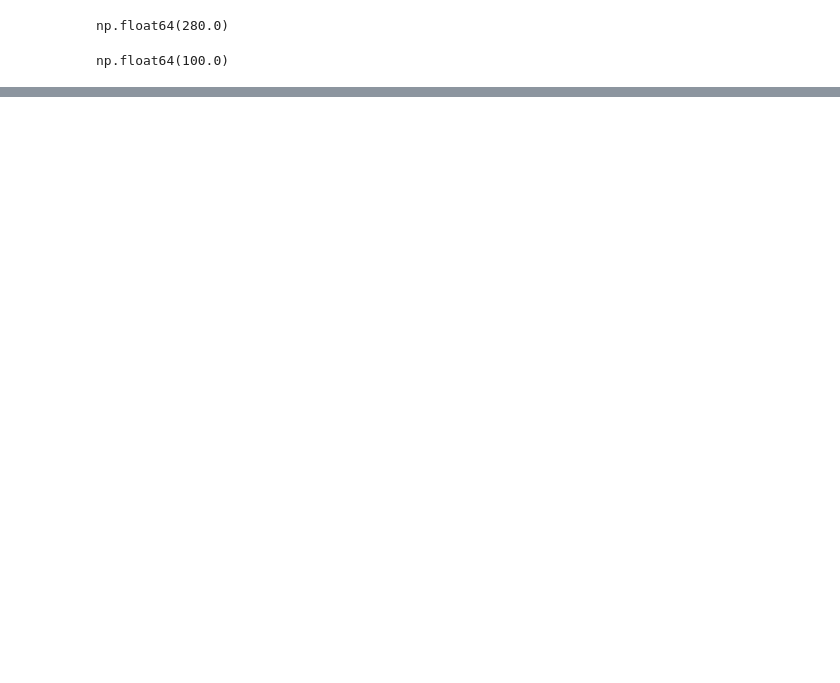
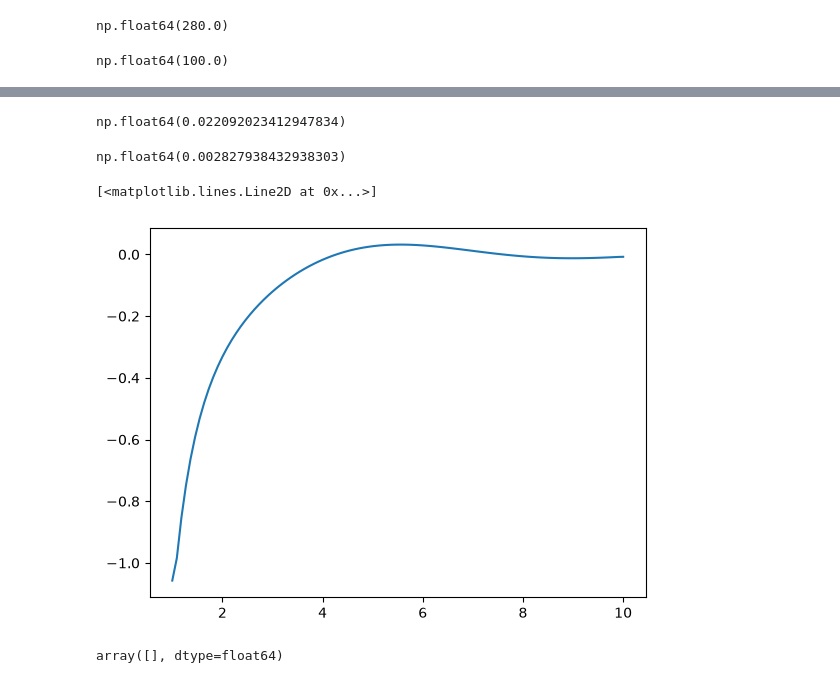
Before and after one commit to Abdo-Eslam/AI-Foundation-Math, a Jupyter notebook: linear_algebra_practice.ipynb, the cells around one changed output, grey strips where cells are left out. Saved outputs shown, nothing was run; the diff lists cells and outputs as text; code cells hidden in the pictures; blank space fills up the shorter version.

```diff
--- a/linear_algebra_practice.ipynb
+++ b/linear_algebra_practice.ipynb
@@ -140,0 +163,22 @@ np.float64(100.0)
+# %%
+Mask = (x>=4) & (x<=7)
+y_range = y[Mask]
+np.mean(y_range)
+np.std(y_range)
+# %% [output]
+np.float64(0.022092023412947834)
+# %%
+np.percentile(y_range, 80)
+# %% [output]
+np.float64(0.002827938432938303)
+# %%
+dydx = np.gradient(y, x)
+plt.plot(x, dydx)
+# %% [output]
+[<matplotlib.lines.Line2D at 0x...>]
+[figure, added]
+# %%
+equal_0 = np.abs(dydx) < 1e-4
+dydx[equal_0]
+# %% [output]
+array([], dtype=float64)
```
Also changed, not shown: parts of 11 cells of this notebook.
